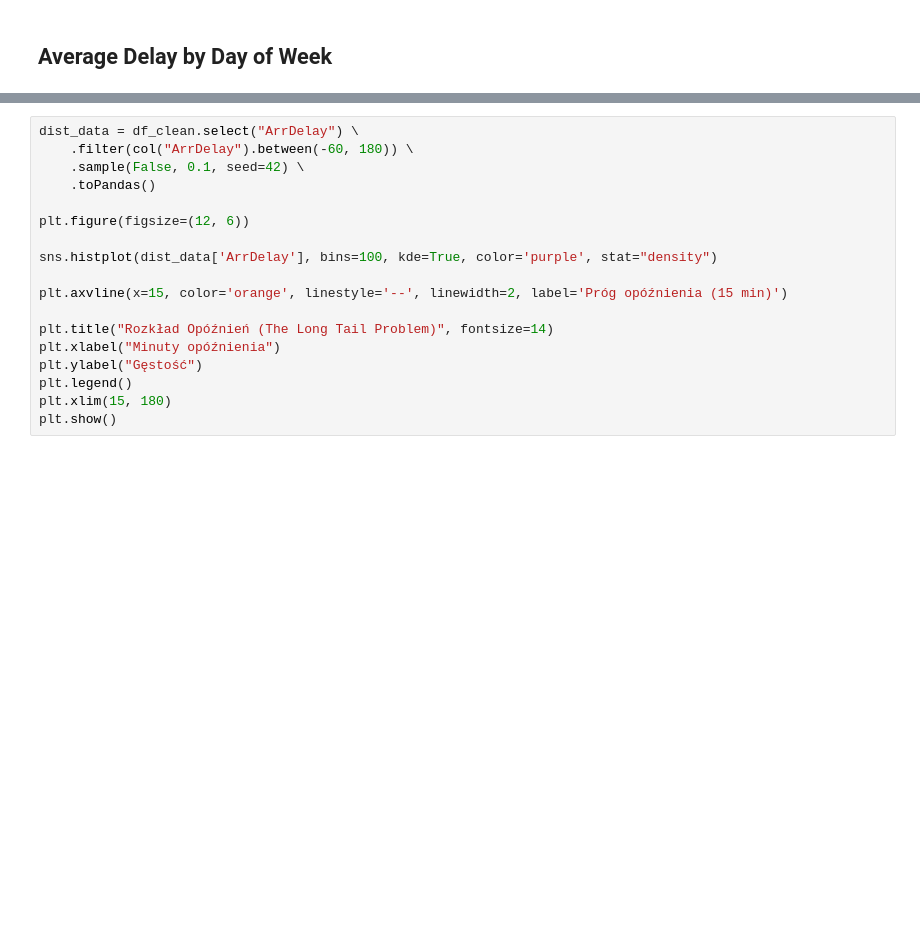
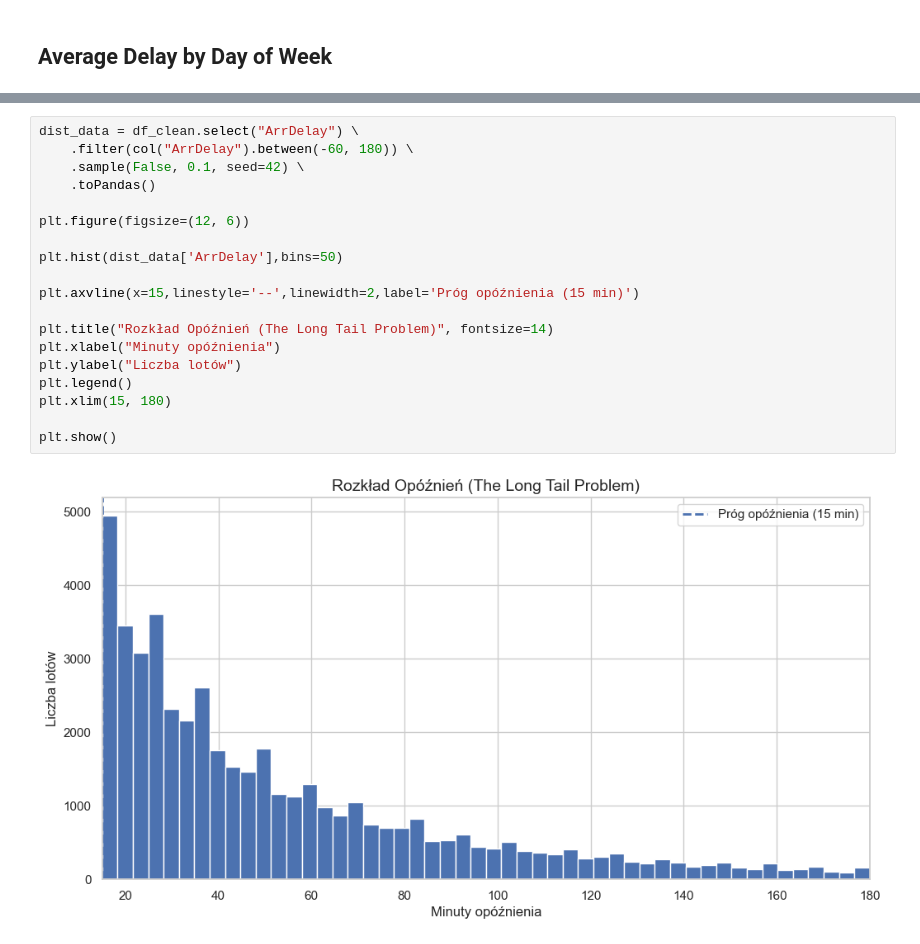
Before and after one commit to kelvin-ux/flight-delay-predictor, a Jupyter notebook: flight_delay_eda.ipynb, the cells around one changed output, grey strips where cells are left out. Drawn from its saved outputs; the diff is of its cells as text; blank space fills up the shorter version.

Commit message:
fixed plots

```diff
--- a/flight_delay_eda.ipynb
+++ b/flight_delay_eda.ipynb
@@ -274,18 +338,21 @@ plt.show()
 # %%
 dist_data = df_clean.select("ArrDelay") \
     .filter(col("ArrDelay").between(-60, 180)) \
     .sample(False, 0.1, seed=42) \
     .toPandas()
 
 plt.figure(figsize=(12, 6))
 
-sns.histplot(dist_data['ArrDelay'], bins=100, kde=True, color='purple', stat="density")
+plt.hist(dist_data['ArrDelay'],bins=50)
 
-plt.axvline(x=15, color='orange', linestyle='--', linewidth=2, label='Próg opóźnienia (15 min)')
+plt.axvline(x=15,linestyle='--',linewidth=2,label='Próg opóźnienia (15 min)')
 
 plt.title("Rozkład Opóźnień (The Long Tail Problem)", fontsize=14)
 plt.xlabel("Minuty opóźnienia")
-plt.ylabel("Gęstość")
+plt.ylabel("Liczba lotów")
 plt.legend()
 plt.xlim(15, 180)
+
 plt.show()
+# %% [output]
+[figure, added]
```
Also changed, not shown: parts of 19 cells of this notebook, 1 other file.
